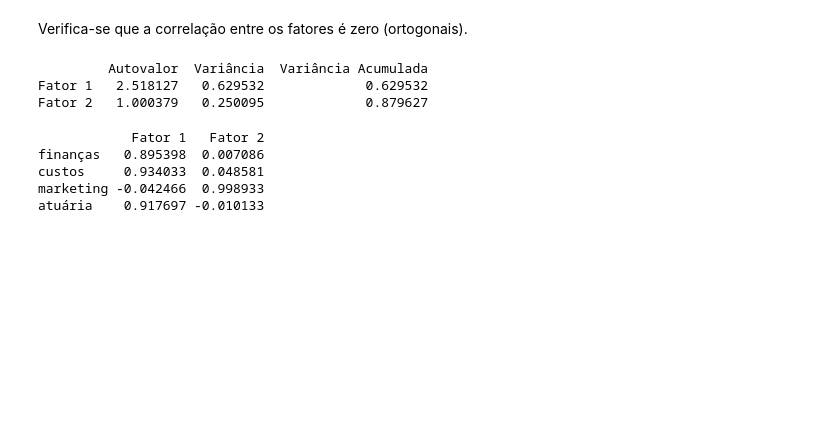
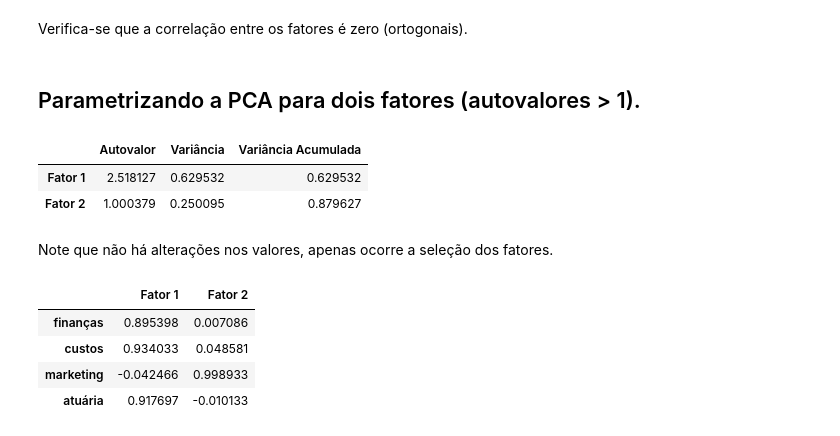
Before and after one commit to filipecarbonera/MBA_USP_Data_Science_Analytics, a Jupyter notebook: Factor Analysis and PCA/script_notas.ipynb, the cells around one changed output. Drawn from its saved outputs; the diff is of its cells as text; code cells hidden in the pictures; blank space fills up the shorter version.

```diff
--- a/Factor Analysis and PCA/script_notas.ipynb
+++ b/Factor Analysis and PCA/script_notas.ipynb
@@ -284,12 +272,9 @@ Verifica-se que a correlação entre os fatores é zero (ortogonais).
+# %% [markdown]
+## Parametrizando a PCA para dois fatores (autovalores > 1).
 # %%
-#%% Parametrizando a PCA para dois fatores (autovalores > 1)
-
 fa = FactorAnalyzer(n_factors=2, method='principal', rotation=None).fit(notas_pca)
 
-#%% Eigenvalues, variâncias e variâncias acumuladas de 2 fatores
-
-# Note que não há alterações nos valores, apenas ocorre a seleção dos fatores
-
+# Eigenvalues, variâncias e variâncias acumuladas de 2 fatores.
 autovalores_fatores = fa.get_factor_variance()
 
 tabela_eigen = pd.DataFrame(autovalores_fatores)
@@ -297,26 +282,25 @@ tabela_eigen.columns = [f"Fator {i+1}" for i, v in enumerate(tabela_eigen.column
 tabela_eigen.index = ['Autovalor','Variância', 'Variância Acumulada']
 tabela_eigen = tabela_eigen.T
 
-print(tabela_eigen)
+tabela_eigen
 # %% [output]
-         Autovalor  Variância  Variância Acumulada
-Fator 1   2.518127   0.629532             0.629532
-Fator 2   1.000379   0.250095             0.879627
+|  | Autovalor | Variância | Variância Acumulada |
+| Fator 1 | 2.518127 | 0.629532 | 0.629532 |
+| Fator 2 | 1.000379 | 0.250095 | 0.879627 |
+# %% [markdown]
+Note que não há alterações nos valores, apenas ocorre a seleção dos fatores.
 # %%
-#%% Determinando as cargas fatoriais
-
-# Note que não há alterações nas cargas fatoriais nos 2 fatores!
-
+# Determinando as cargas fatoriais.
 cargas_fatoriais = fa.loadings_
 
 tabela_cargas = pd.DataFrame(cargas_fatoriais)
 tabela_cargas.columns = [f"Fator {i+1}" for i, v in enumerate(tabela_cargas.columns)]
 tabela_cargas.index = notas_pca.columns
 
-print(tabela_cargas)
+tabela_cargas
 # %% [output]
-            Fator 1   Fator 2
-finanças   0.895398  0.007086
-custos     0.934033  0.048581
-marketing -0.042466  0.998933
-atuária    0.917697 -0.010133
+|  | Fator 1 | Fator 2 |
+| finanças | 0.895398 | 0.007086 |
+| custos | 0.934033 | 0.048581 |
+| marketing | -0.042466 | 0.998933 |
+| atuária | 0.917697 | -0.010133 |
```
Also changed, not shown: parts of 13 cells of this notebook, 1 other file.
